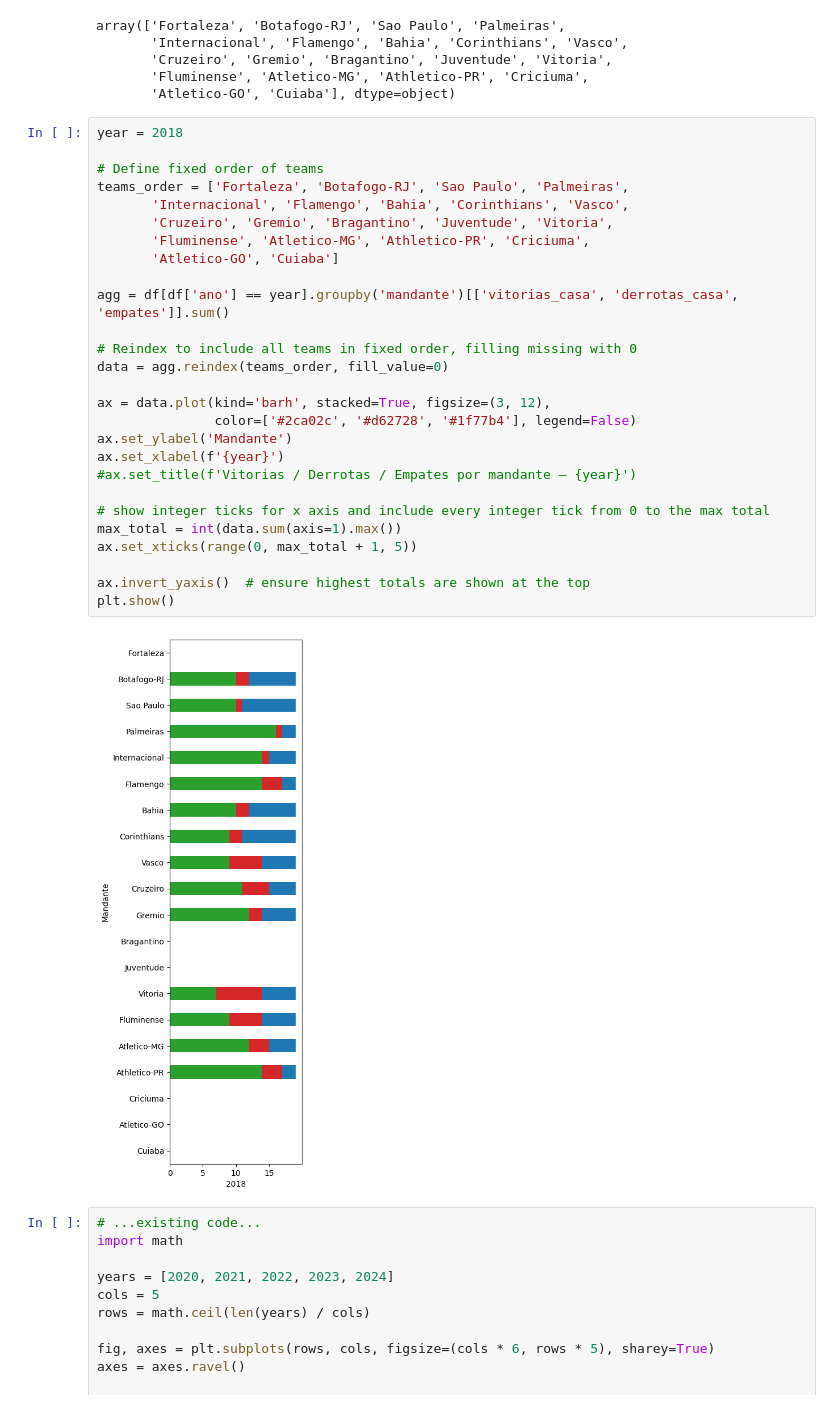
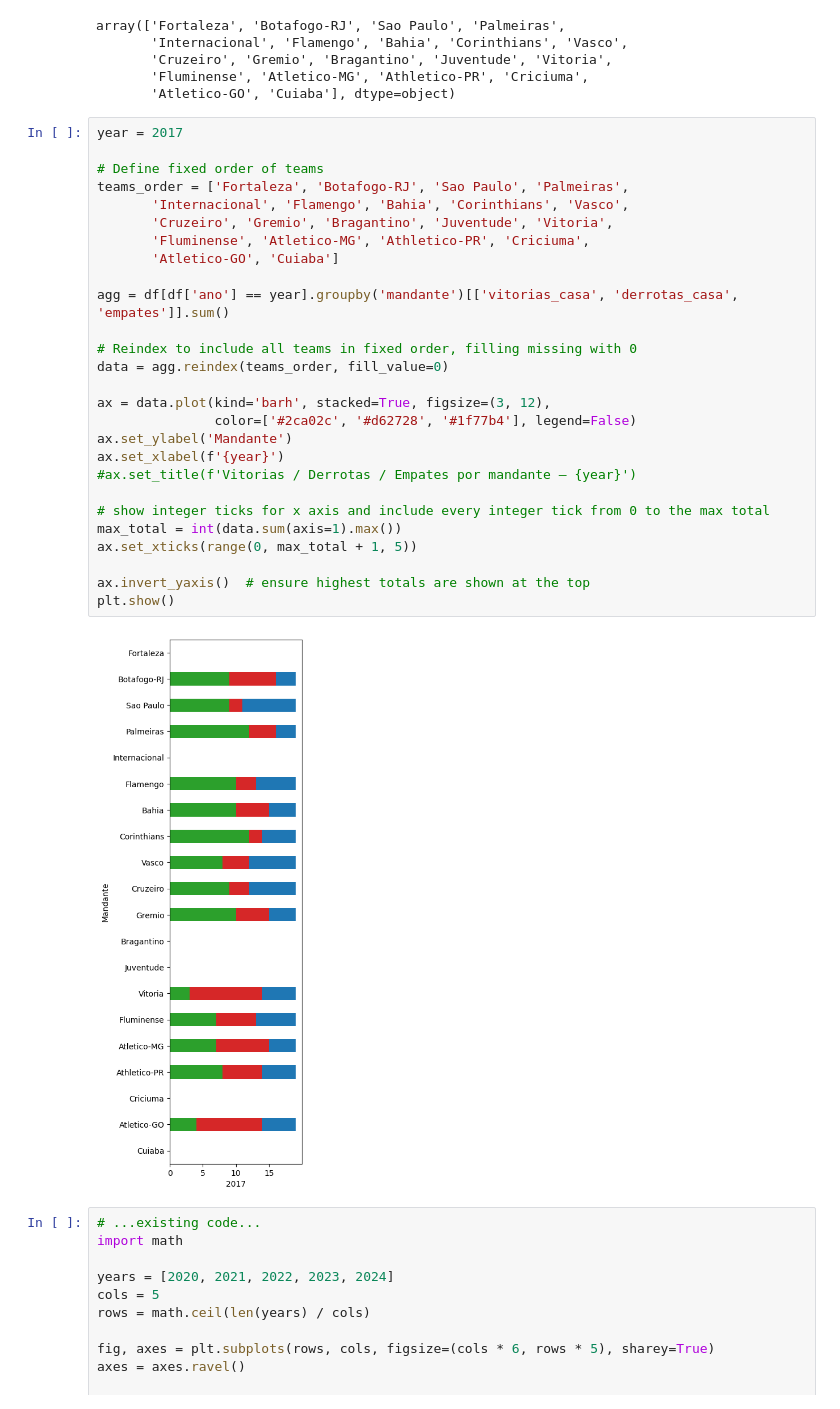
Before and after one commit to davialmeida135/analise-visual-brasileirao, a Jupyter notebook: graficos/pfinal.ipynb, the cells around one changed output. Drawn from its saved outputs; the diff is of its cells as text.

```diff
--- a/graficos/pfinal.ipynb
+++ b/graficos/pfinal.ipynb
@@ -40,34 +40,34 @@ array(['Fortaleza', 'Botafogo-RJ', 'Sao Paulo', 'Palmeiras',
        'Fluminense', 'Atletico-MG', 'Athletico-PR', 'Criciuma',
        'Atletico-GO', 'Cuiaba'], dtype=object)
 # %%
-year = 2018
+year = 2017
 
 # Define fixed order of teams
 teams_order = ['Fortaleza', 'Botafogo-RJ', 'Sao Paulo', 'Palmeiras',
        'Internacional', 'Flamengo', 'Bahia', 'Corinthians', 'Vasco',
        'Cruzeiro', 'Gremio', 'Bragantino', 'Juventude', 'Vitoria',
        'Fluminense', 'Atletico-MG', 'Athletico-PR', 'Criciuma',
        'Atletico-GO', 'Cuiaba']
 
 agg = df[df['ano'] == year].groupby('mandante')[['vitorias_casa', 'derrotas_casa', 'empates']].sum()
 
 # Reindex to include all teams in fixed order, filling missing with 0
 data = agg.reindex(teams_order, fill_value=0)
 
 ax = data.plot(kind='barh', stacked=True, figsize=(3, 12),
                color=['#2ca02c', '#d62728', '#1f77b4'], legend=False)
 ax.set_ylabel('Mandante')
 ax.set_xlabel(f'{year}')
 #ax.set_title(f'Vitorias / Derrotas / Empates por mandante — {year}')
 
 # show integer ticks for x axis and include every integer tick from 0 to the max total
 max_total = int(data.sum(axis=1).max())
 ax.set_xticks(range(0, max_total + 1, 5))
 
 ax.invert_yaxis()  # ensure highest totals are shown at the top
 plt.show()
 # %% [output]
-[figure, old version]
+[figure, new version]
 # %%
 # ...existing code...
 import math
```
Also changed, not shown: 3 other files.
